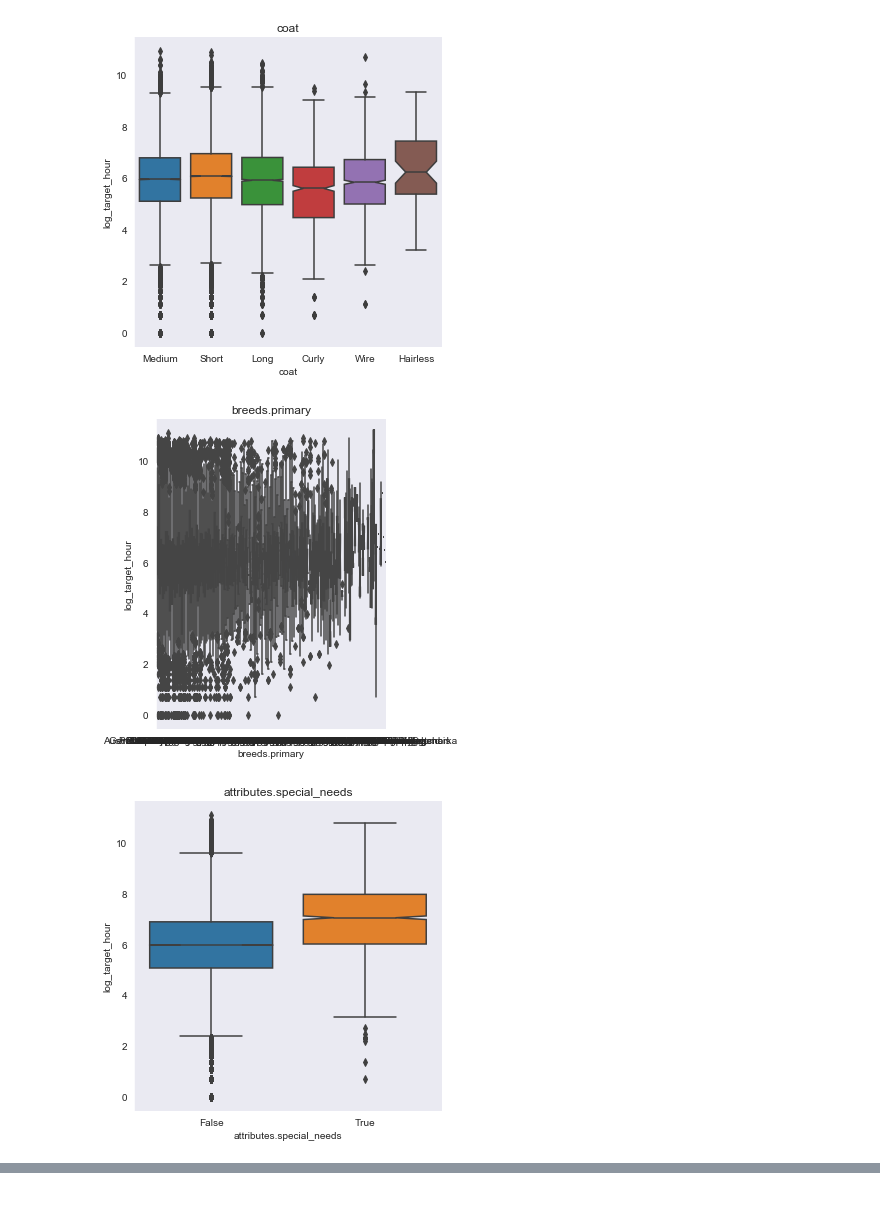
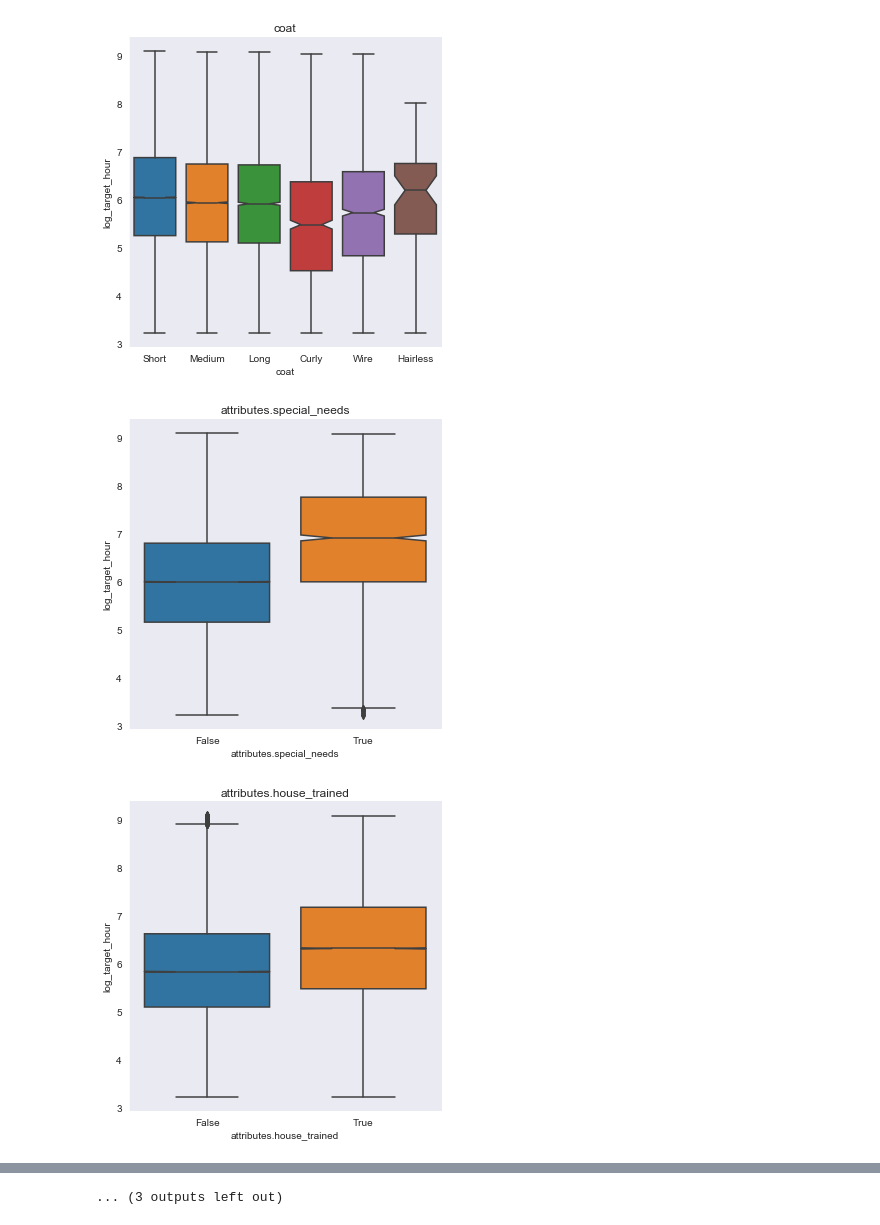
Before and after one commit to ameliakimball/insight, a Jupyter notebook: EDA_for_MWpet_data.ipynb, the cells around one changed output, grey strips where cells are left out. Saved outputs shown, nothing was run; the diff lists cells and outputs as text; code cells hidden in the pictures.

```diff
--- a/EDA_for_MWpet_data.ipynb
+++ b/EDA_for_MWpet_data.ipynb
@@ -92,20 +91,8 @@ print(list(petdat.columns))
 import matplotlib.pyplot as plt
 
 sns.set_style("dark")
-before = sns.kdeplot(petdat['target_hour'], shade=True)
+before = sns.kdeplot(petdat['target_day'], shade=True)
 #plt.xlim(left = -2,right=10000)
-plt.title("Distribution of hours on petfinder: with outliers")
+plt.title("Distribution of days on petfinder: with outliers")
 plt.show(before)
-
-#remove data where dogs are there less than a day or more than a year
-petdat = petdat[(petdat["target_hour"] > 24) & (petdat["target_hour"] <8760)]
-
-sns.set_style("dark")
-after = sns.kdeplot(petdat['target_hour'], shade=True)
-#plt.xlim(left = -2,right=10000)
-plt.title("Distribution of hours on petfinder: outliers removed")
-plt.show(after)
-
-
-petdat['log_target_hour'] = np.log(petdat['target_hour'])
 # %% [output]
@@ -117,39 +105,42 @@ petdat['log_target_hour'] = np.log(petdat['target_hour'])
 
 sns.catplot(x="top_ten", y="log_target_hour", kind="box", notch = True, data=petdat);
 
-sns.catplot(x="City", y="log_target_hour", kind="box", notch = True, data=df);
+sns.catplot(x="City", y="log_target_hour", kind="box", notch = True, data=petdat);
 plt.title(" City,")
 
-sns.catplot(x="size", y="log_target_hour", kind="box", notch = True,data=df);
+sns.catplot(x="size", y="log_target_hour", kind="box", notch = True,data=petdat);
 plt.title(" size")
 
-sns.catplot(x="age", y="log_target_hour", kind="box", notch = True,data=df);
+sns.catplot(x="age", y="log_target_hour", kind="box", notch = True,data=petdat);
 plt.title("age")
 
-sns.catplot(x="gender", y="log_target_hour", kind="box", notch = True,data=df);
+sns.catplot(x="gender", y="log_target_hour", kind="box", notch = True,data=petdat);
 plt.title("gender ")
 
-sns.catplot(x="coat", y="log_target_hour", kind="box", notch = True,data=df);
+sns.catplot(x="coat", y="log_target_hour", kind="box", notch = True,data=petdat);
 plt.title("coat")
 
-sns.catplot(x="coat", y="log_target_hour", kind="box", notch = True,data=df);
-plt.title("coat")
-
-sns.catplot(x="breeds.primary", y="log_target_hour", kind="box", notch = True,data=df);
-plt.title("breeds.primary")
-
-sns.catplot(x="attributes.special_needs", y="log_target_hour", kind="box", notch = True,data=df);
+sns.catplot(x="attributes.special_needs", y="log_target_hour", kind="box", notch = True,data=petdat);
 plt.title("attributes.special_needs")
 
-sns.catplot(x="attributes.house_trained", y="log_target_hour", kind="box", notch = True,data=df);
+sns.catplot(x="attributes.house_trained", y="log_target_hour", kind="box", notch = True,data=petdat);
 plt.title("attributes.house_trained")
 
-sns.catplot(x="attributes.shots_current", y="log_target_hour", kind="box", notch = True,data=df);
+sns.catplot(x="attributes.shots_current", y="log_target_hour", kind="box", notch = True,data=petdat);
 plt.title("attributes.shots_current")
 
-sns.catplot(x="environment.children", y="log_target_hour", kind="box", notch = True,data=df);
+sns.catplot(x="environment.children", y="log_target_hour", kind="box", notch = True,data=petdat);
 plt.title("environment.children")
 
-sns.catplot(x="environment.dogs", y="log_target_hour", kind="box", notch = True,data=df);
+sns.catplot(x="environment.dogs", y="log_target_hour", kind="box", notch = True,data=petdat);
 plt.title("environment.dogs")
+
+sns.catplot(x='num_tags', y="log_target_hour", kind="box", notch = True,data=petdat);
+plt.title("num_tags")
+
+sns.catplot(x='num_photos', y="log_target_hour", kind="box", notch = True,data=petdat);
+plt.title('num_photos')
+
+sns.catplot(x='num_words_desc', y="log_target_hour", kind="box", notch = True,data=petdat);
+plt.title('num_words_desc')
 # %% [output]
@@ -162,3 +153,3 @@ Text(0.5, 1, 'environment.dogs')
-[figure, old version]
+[figure, new version]
-[figure, old version]
+[figure, new version]
-[figure, old version]
+[figure, new version]
@@ -168,0 +159 @@ Text(0.5, 1, 'environment.dogs')
+... (3 outputs left out)
```
Also changed, not shown: parts of 3 cells of this notebook, 5 other files.
